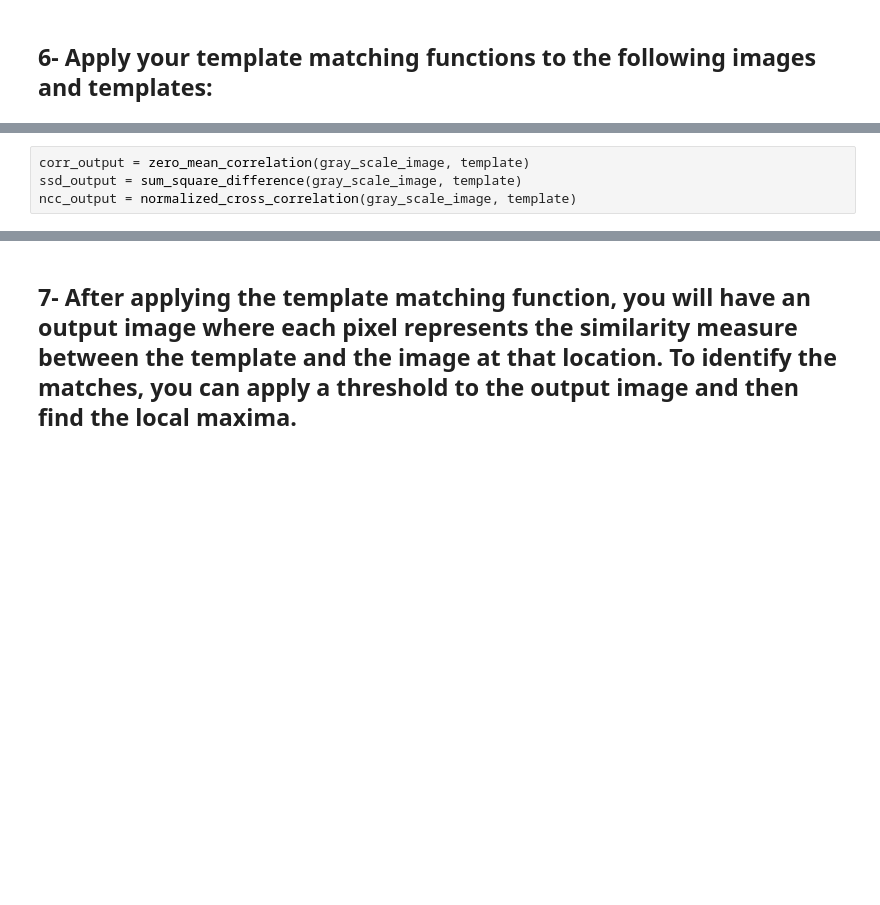
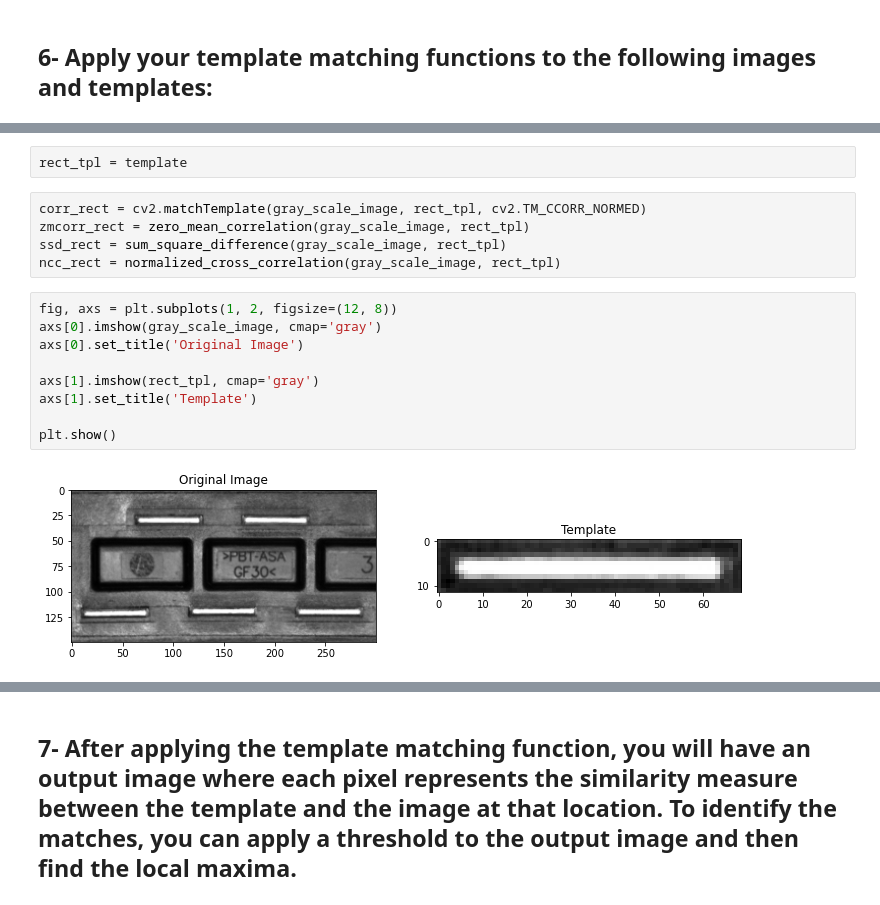
Before and after one commit to kemaldemirel1999/template-matching-and-gaussian-prefiltering, a Jupyter notebook: soru2.ipynb, the cells around one changed output, grey strips where cells are left out. Cells and saved outputs as stored; diff of their text form; blank space fills up the shorter version.

```diff
--- a/soru2.ipynb
+++ b/soru2.ipynb
@@ -95,4 +124,18 @@ A grayscale image with a rectangular template
-# %%
-corr_output = zero_mean_correlation(gray_scale_image, template)
-ssd_output = sum_square_difference(gray_scale_image, template)
-ncc_output = normalized_cross_correlation(gray_scale_image, template)
+# %%
+rect_tpl = template
+# %%
+corr_rect = cv2.matchTemplate(gray_scale_image, rect_tpl, cv2.TM_CCORR_NORMED)
+zmcorr_rect = zero_mean_correlation(gray_scale_image, rect_tpl)
+ssd_rect = sum_square_difference(gray_scale_image, rect_tpl)
+ncc_rect = normalized_cross_correlation(gray_scale_image, rect_tpl)
+# %%
+fig, axs = plt.subplots(1, 2, figsize=(12, 8))
+axs[0].imshow(gray_scale_image, cmap='gray')
+axs[0].set_title('Original Image')
+
+axs[1].imshow(rect_tpl, cmap='gray')
+axs[1].set_title('Template')
+
+plt.show()
+# %% [output]
+[figure, added]
```
Also changed, not shown: parts of 27 cells of this notebook, 1 other file.
